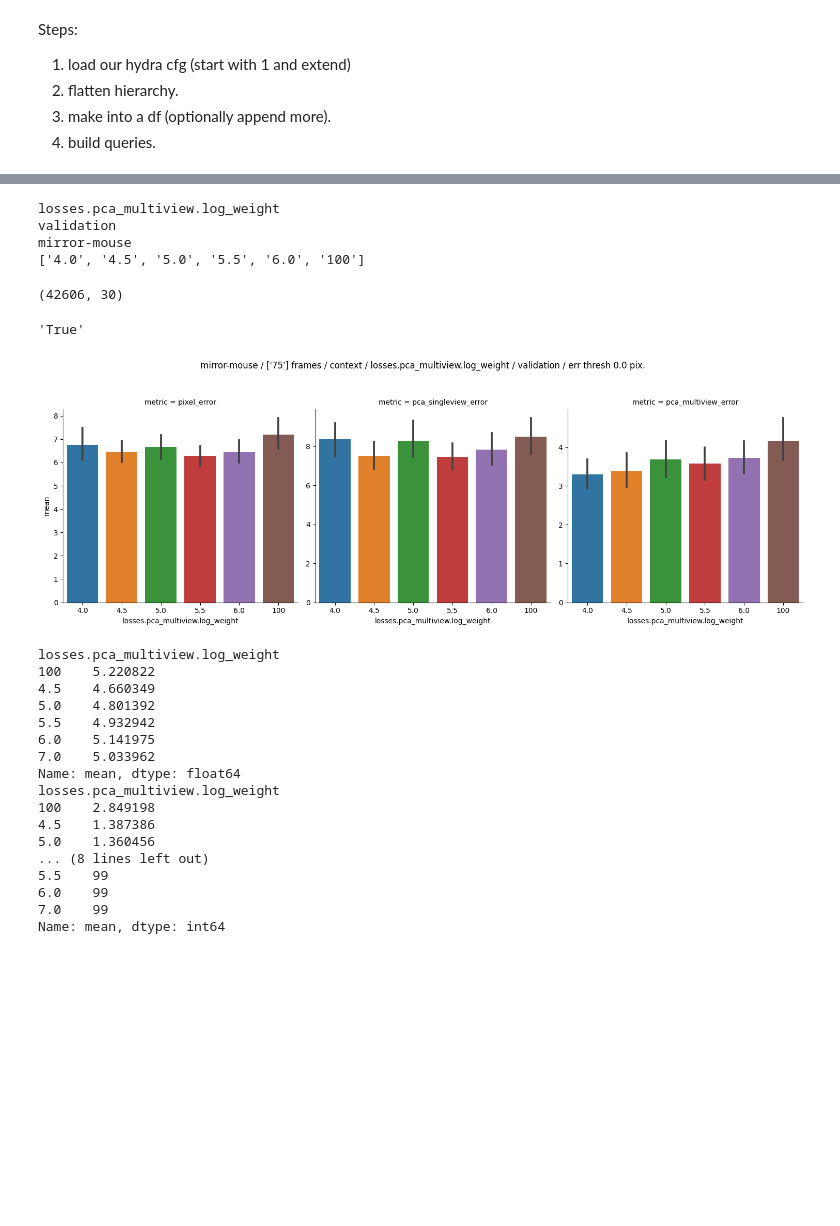
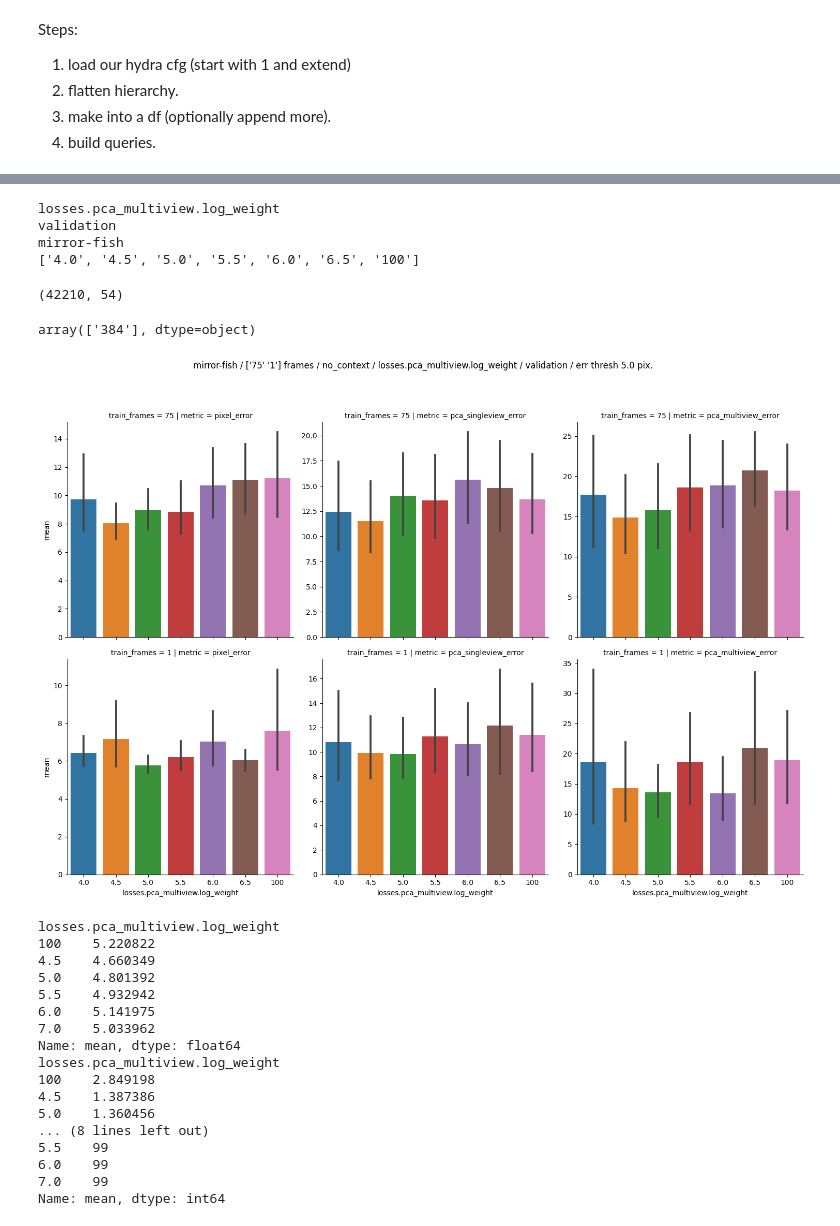
Before and after one commit to paninski-lab/tracking-diagnostics, a Jupyter notebook: notebooks/inventory_query_example.ipynb, the cells around one changed output, grey strips where cells are left out. Drawn from its saved outputs; the diff is of its cells as text; code cells hidden in the pictures; blank space fills up the shorter version.

```diff
--- a/notebooks/inventory_query_example.ipynb
+++ b/notebooks/inventory_query_example.ipynb
@@ -28,12 +26,14 @@ Building model registry from 36 configs...
 # %%
 query_builder = QueryBuilder(total_df)
-query_builder.add_query("training.rng_seed_data_pt", "in", ["0", "1","2"])
-query_builder.add_query("training.train_frames", "==", "75") # # use just training.train_frames=1 for now
+# query_builder.add_query("training.rng_seed_data_pt", "in", ["0", "1","2"])
+query_builder.add_query("training.train_frames", "in", ["75", "1"]) # try to grab both scarce and abundant labels
+# query_builder.add_query("training.train_frames", "==", "1") # # use just training.train_frames=1 for now
 # query_builder.add_query("model.losses_to_use", "==", "[]") # works
 # query_builder.add_query("model.losses_to_use", "==", "['unimodal_mse']") # works
-query_builder.add_query("model.do_context", "==", "True") # works
+# query_builder.add_query("model.do_context", "==", "True") # works
 query_builder.add_query("model.losses_to_use", "in", ["[]", "[pca_multiview]"]) # trying to grab both unimodal_mse and supervised. note no quotes inside brackets per loss
-query_builder.add_timestamp_query("2022-11-16", "2022-11-20") # works
+query_builder.add_timestamp_query("2022-12-15", "2022-12-24") # works
+# query_builder.add_query("model.model_type", "==", "heatmap_mhcrnn")
 # pca_singleview log weight above 4
 # query_builder.add_query("losses.pca_multiview.log_weight", ">", 3.)
 print(query_builder.combine_queries("and"))
@@ -82,6 +82,8 @@ for i, path in enumerate(total_df_queried["path"]):
     df_["path"] = path
     # add rng_seed_data_pt
     df_["rng_seed_data_pt"] = total_df_queried.iloc[i]["training.rng_seed_data_pt"]
+    # add train_frames
+    df_["train_frames"] = total_df_queried.iloc[i]["training.train_frames"]
 
     # add log weight for all losses
     for log_weight in loss_log_weights:
@@ -115,19 +117,45 @@ print(values)
 # %% [output]
 losses.pca_multiview.log_weight
 validation
-mirror-mouse
-['4.0', '4.5', '5.0', '5.5', '6.0', '100']
+mirror-fish
+['4.0', '4.5', '5.0', '5.5', '6.0', '6.5', '100']
 # %%
 df_big.shape
 # %% [output]
-(42606, 30)
+(42210, 54)
+# %%
+total_df_queried["data.image_orig_dims.height"].unique()
+# %% [output]
+array(['384'], dtype=object)
 # %%
-threshold = 0. # pixels, beyond which we consider a prediction to be wrong
+threshold = 5. # pixels, beyond which we consider a prediction to be wrong
-# %%
-do_context = total_df_queried["model.do_context"].unique()[0] # assuming all models have same do_context
-do_context
-# %% [output]
-'True'
+# %%
+# plot bars with errors per rng seed, and two panels, one per metric
+# sns.catplot(data=df_big_mean, x="rng_seed_data_pt", y="paw1LH_top", col="metric", ci="sd")
+train_frames = total_df_queried["training.train_frames"].unique()
+do_context = total_df_queried["model.do_context"].unique()[0] # assuming all models have same do_context
+if do_context == True:
+    context = "context"
+else:
+    context = "no_context"
+# col_order= ["pixel_error", "pca_singleview_error", "pca_multiview_error"]
+# if train_frames == "1":
+#     train_frames = "full"
+
+
+unique_metrics = df_big["metric"].unique().tolist()
+col_order = ["pixel_error", "pca_singleview_error", "pca_multiview_error"]
+row_order = ["75", "1"] # if change numbers in the future, change here too
+# if element in col_order appears in unique_metrics, we keep it, otherwise we drop it
+col_order = [metric for metric in col_order if metric in unique_metrics]
+g = sns.catplot(data=df_big[(df_big["set"] == split_set) & (df_big["mean"]>threshold)], x=hparam_name, sharey=False, order=values, y="mean", row="train_frames", row_order=row_order, col="metric", col_order= col_order, errorbar=('ci', 95), kind="bar") # x="unimodal_mse_log_weight"
+# add dataset name and sweep and split set to title
+g.fig.suptitle(f"{dataset_name} / {train_frames} frames / {context} / {hparam_name} / {split_set} / err thresh {threshold} pix.", y=1.05)
+g.fig.tight_layout()
+# add horizontal line at 5
+# plt.axhline(y=5, color='r', linestyle='-')
+# %% [output]
+[figure, added]
 # %%
 # plot bars with errors per rng seed, and two panels, one per metric
 # sns.catplot(data=df_big_mean, x="rng_seed_data_pt", y="paw1LH_top", col="metric", ci="sd")
@@ -152,8 +180,6 @@ g.fig.suptitle(f"{dataset_name} / {train_frames} frames / {context} / {hparam_na
 g.fig.tight_layout()
 # add horizontal line at 5
 # plt.axhline(y=5, color='r', linestyle='-')
-# %% [output]
-[figure, removed]
 # %%
 print(df_big[(df_big["set"] == split_set) & (df_big["mean"]>threshold) & (df_big["metric"] == "pixel_error")].groupby(hparam_name)["mean"].mean())
 print(df_big[(df_big["set"] == split_set) & (df_big["mean"]>threshold) & (df_big["metric"] == "pixel_error")].groupby(hparam_name)["mean"].std())
```
Also changed, not shown: parts of 5 cells of this notebook, 2 other files.
